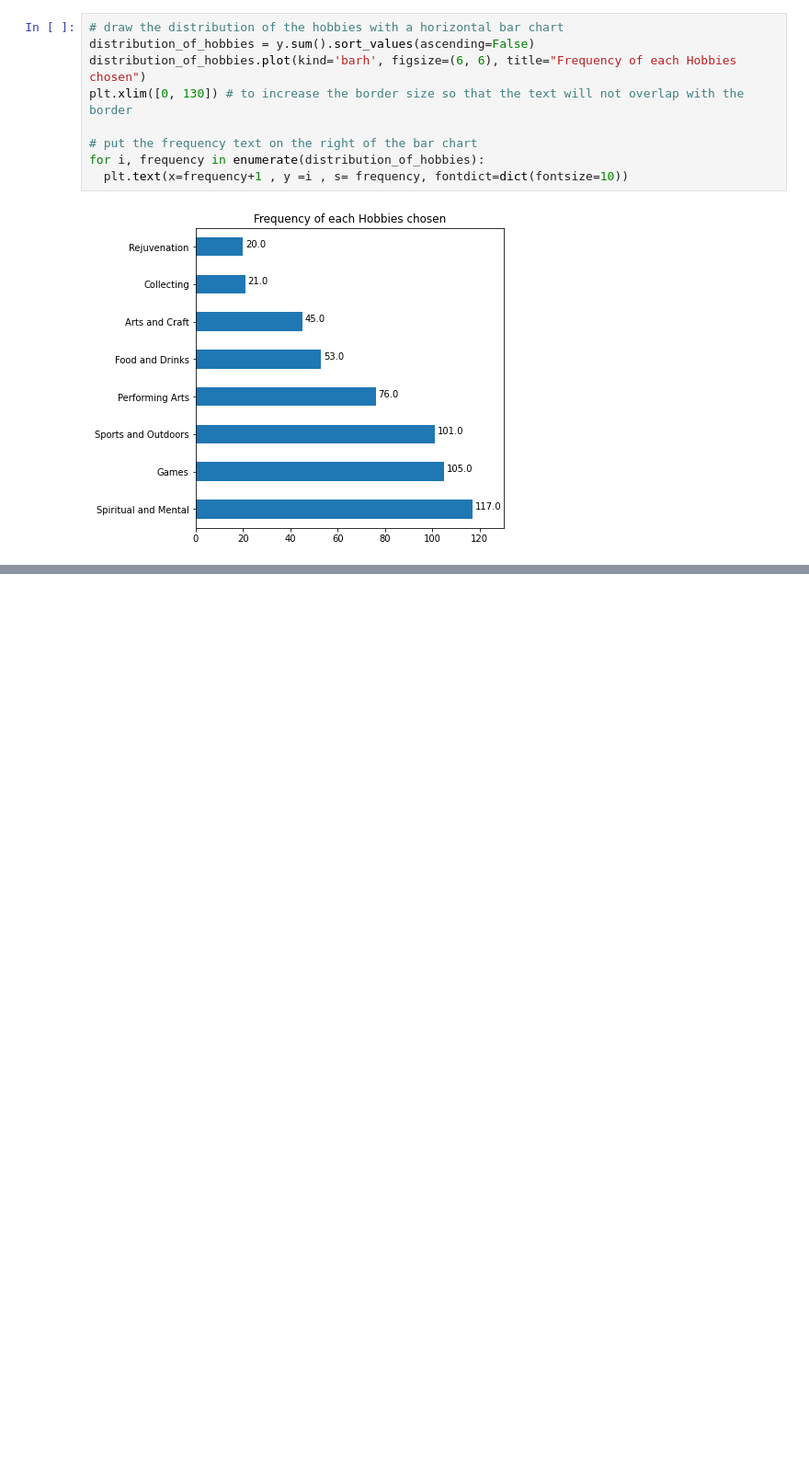
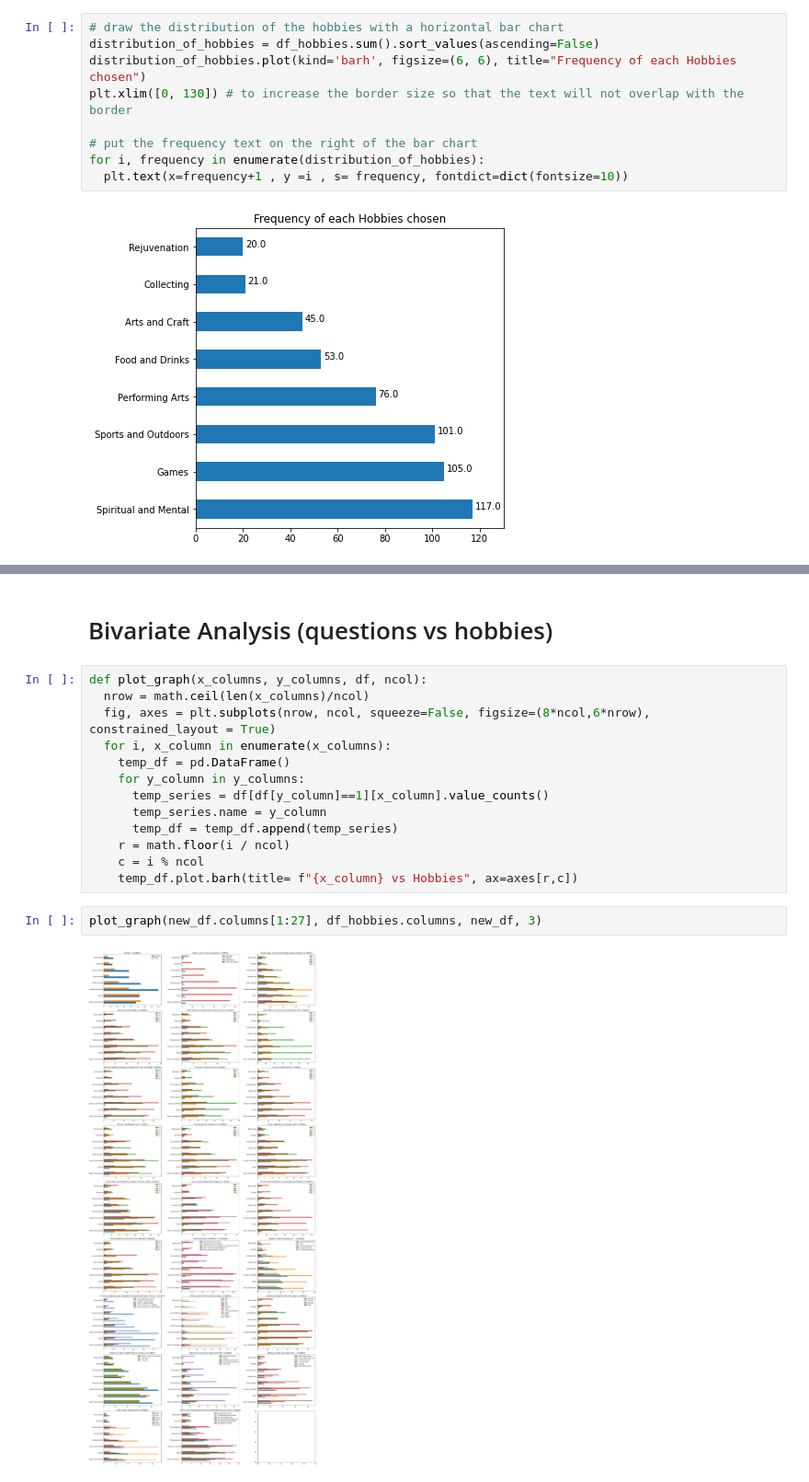
Before and after one commit to Shuhxian/Self_Love_App, a Jupyter notebook: Exploratory_Data_Analysis.ipynb, the cells around one changed output, grey strips where cells are left out. Shown at 92% size. Saved outputs shown, nothing was run; the diff lists cells and outputs as text; blank space fills up the shorter version.

Commit message:
added bivariate analysis

```diff
--- a/Exploratory_Data_Analysis.ipynb
+++ b/Exploratory_Data_Analysis.ipynb
@@ -51,6 +46,6 @@ y = df_norm.iloc[:, 64:]
 # %%
 # draw the distribution of the hobbies with a horizontal bar chart
-distribution_of_hobbies = y.sum().sort_values(ascending=False)
+distribution_of_hobbies = df_hobbies.sum().sort_values(ascending=False)
 distribution_of_hobbies.plot(kind='barh', figsize=(6, 6), title="Frequency of each Hobbies chosen")
 plt.xlim([0, 130]) # to increase the border size so that the text will not overlap with the border
 
@@ -64,3 +59,22 @@ y.sum(axis=1).plot.hist(title='Histogram of the number of hobbies for each perso
 # %% [output]
 <matplotlib.axes._subplots.AxesSubplot at 0x...>
 [figure]
+# %% [markdown]
+# Bivariate Analysis (questions vs hobbies)
+# %%
+def plot_graph(x_columns, y_columns, df, ncol):
+  nrow = math.ceil(len(x_columns)/ncol)
+  fig, axes = plt.subplots(nrow, ncol, squeeze=False, figsize=(8*ncol,6*nrow), constrained_layout = True)
+  for i, x_column in enumerate(x_columns):
+    temp_df = pd.DataFrame()
+    for y_column in y_columns:
+      temp_series = df[df[y_column]==1][x_column].value_counts()
+      temp_series.name = y_column
+      temp_df = temp_df.append(temp_series)
+    r = math.floor(i / ncol)
+    c = i % ncol
+    temp_df.plot.barh(title= f"{x_column} vs Hobbies", ax=axes[r,c])
+# %%
+plot_graph(new_df.columns[1:27], df_hobbies.columns, new_df, 3)
+# %% [output]
+[figure, added]
```
Also changed, not shown: parts of 5 cells of this notebook.
